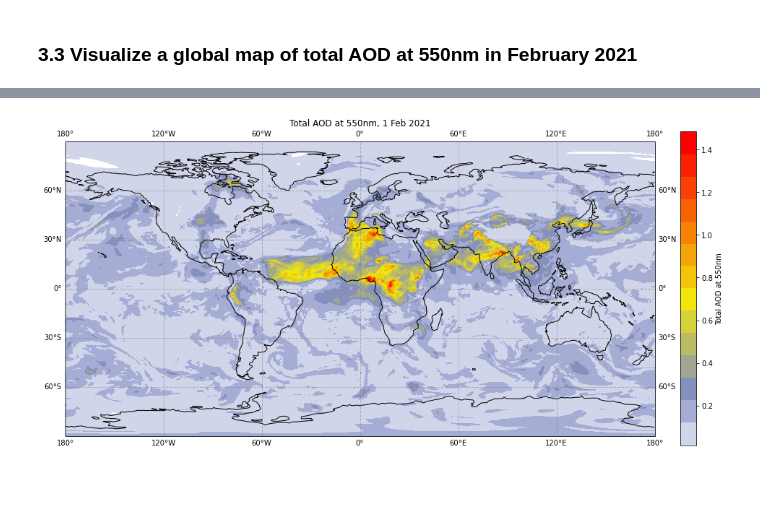
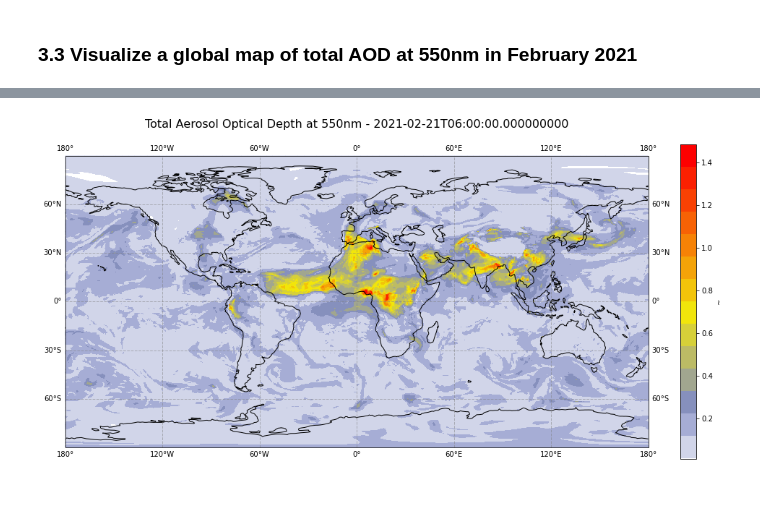
Before and after one commit to ecmwf-projects/copernicus-training, a Jupyter notebook: 212_cams_dust_monitoring.ipynb, the cells around one changed output, grey strips where cells are left out. Cells and saved outputs as stored; diff of their text form; code cells hidden in the pictures.

```diff
--- a/212_cams_dust_monitoring.ipynb
+++ b/212_cams_dust_monitoring.ipynb
@@ -270,0 +469,3 @@ Attributes:
+# %%
+aod_unit = aod550.units
+aod_long_name = aod550.long_name
@@ -273,11 +482,20 @@ Attributes:
 # %%
+time_index =  10
+
+# Initiate the matplotlib figure
 fig = plt.figure(figsize=(16,8))
 ax = plt.subplot(1,1,1, projection=ccrs.PlateCarree())
+
+# Plotting function with pcolormesh
+im = plt.pcolormesh(aod550.longitude, aod550.latitude, aod550[time_index,:,:],
+                    cmap=camscmp, transform=ccrs.PlateCarree())
+
+# Add additional mapping features
 ax.coastlines(color='black')
 ax.gridlines(draw_labels=True, linewidth=1, color='gray', alpha=0.5, linestyle='--')
-ax.set_title('Total AOD at 550nm, 1 Feb 2021', fontsize=12)
-im = plt.pcolormesh(aod550.longitude, aod550.latitude, aod550[10,:,:],
-                    cmap=camscmp, transform=ccrs.PlateCarree())
-cbar = plt.colorbar(im,fraction=0.046, pad=0.04)
-cbar.set_label('Total AOD at 550nm')
+cbar = plt.colorbar(im,fraction=0.046, pad=0.05)
+cbar.set_label(aod_unit)
+
+# Set a title of the plot
+ax.set_title(aod_long_name + ' - ' + str(aod550.time[time_index].values)+'\n', fontsize=16)
 # %% [output]
@@ -284,4 +503,4 @@ cbar.set_label('Total AOD at 550nm')
-[figure, old version]
+[figure, new version]
 # %% [markdown]
 <br>
 # %% [markdown]
```
Also changed, not shown: parts of 60 cells of this notebook, 1 other file.
